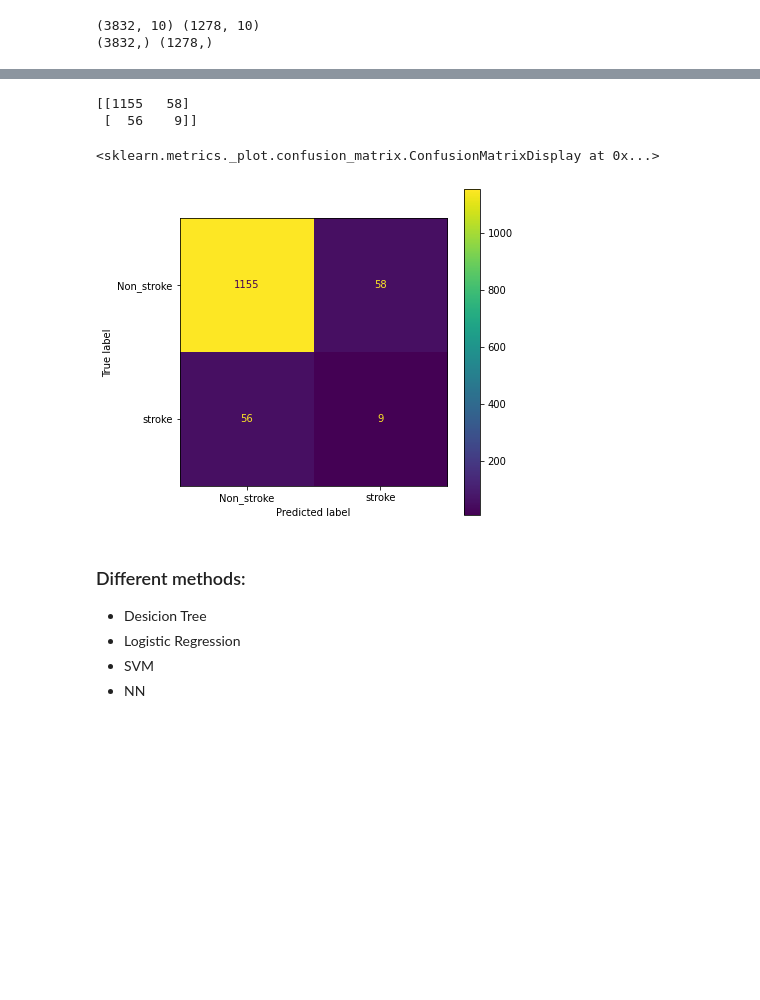
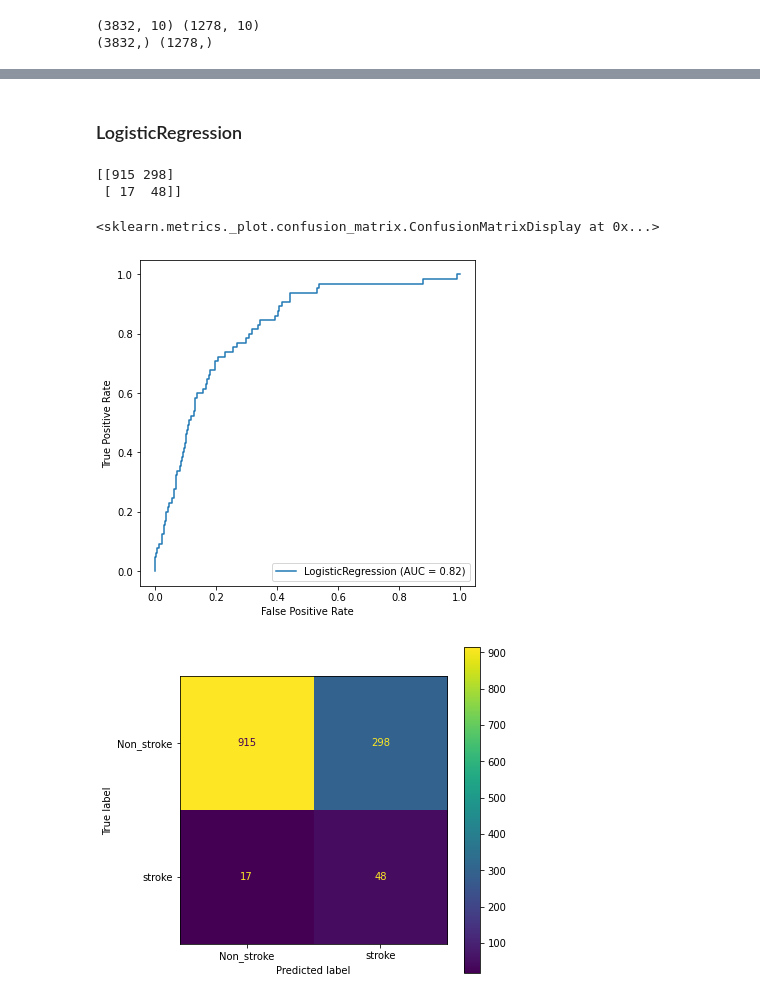
Before and after one commit to MeiTao87/stroke_prediction, a Jupyter notebook: Stroke Prediction Dataset -- 11 clinical features por predicting stroke events.ipynb, the cells around one changed output, grey strips where cells are left out. Cells and saved outputs as stored; diff of their text form; code cells hidden in the pictures; blank space fills up the shorter version.

Commit message:
logistic regression and SVM

```diff
--- a/Stroke Prediction Dataset -- 11 clinical features por predicting stroke events.ipynb
+++ b/Stroke Prediction Dataset -- 11 clinical features por predicting stroke events.ipynb
@@ -334,19 +329,19 @@ clf = clf.fit(X_train, y_train)
+# %% [markdown]
+### LogisticRegression
 # %%
-from sklearn.metrics import accuracy_score, confusion_matrix, plot_confusion_matrix, ConfusionMatrixDisplay
+# LogisticRegression
+from sklearn import metrics
+from sklearn.linear_model import LogisticRegression
+clf = LogisticRegression(random_state=0, class_weight='balanced').fit(X_train, y_train)
 prediction = clf.predict(X_test)
-
+metrics.plot_roc_curve(clf, X_test, y_test)
 cm = confusion_matrix(y_test, prediction)
 print(cm)
 v_cm = ConfusionMatrixDisplay(confusion_matrix = cm, display_labels=['Non_stroke', 'stroke'])
 v_cm.plot(values_format='d')
 # %% [output]
-[[1155   58]
- [  56    9]]
+[[915 298]
+ [ 17  48]]
 <sklearn.metrics._plot.confusion_matrix.ConfusionMatrixDisplay at 0x...>
-[figure, old version]
+[figure, new version]
+[figure, added]
-# %% [markdown]
-### Different methods:
-* Desicion Tree
-* Logistic Regression
-* SVM
-* NN
```
Also changed, not shown: parts of 13 cells of this notebook.
